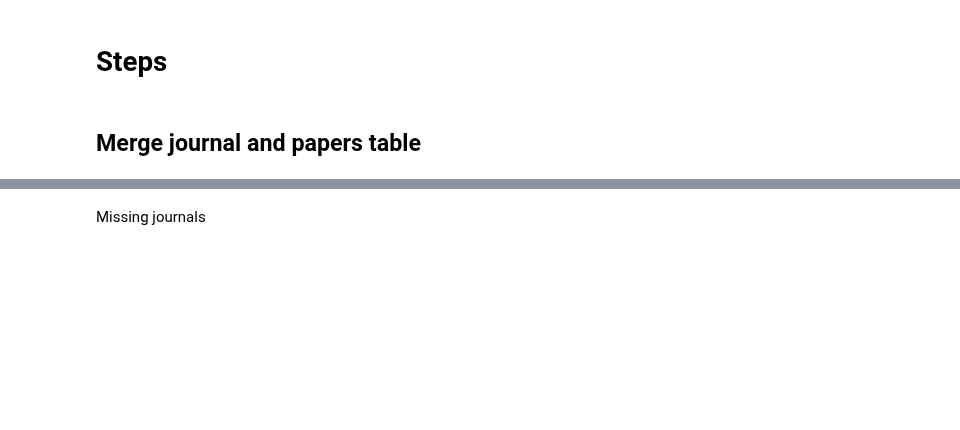
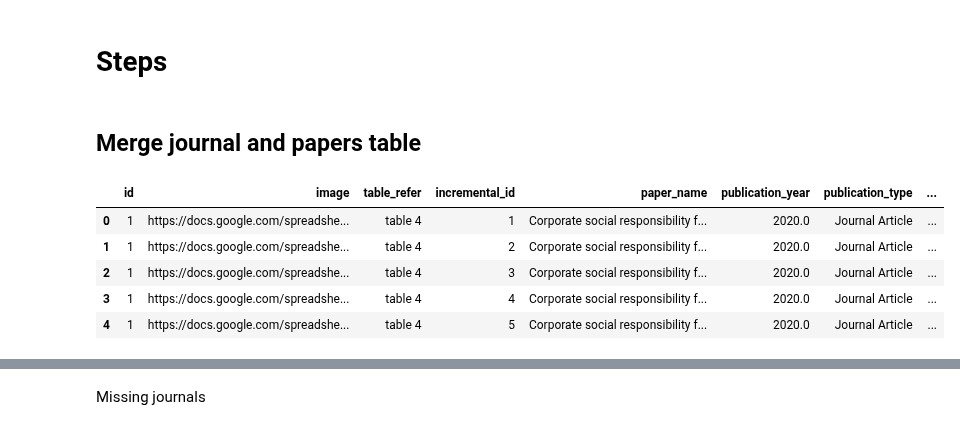
Before and after one commit to thomaspernet/esg_metadata, a Jupyter notebook: 01_data_preprocessing/01_transform_tables/00_meta_analysis.ipynb, the cells around one changed output, grey strips where cells are left out. Drawn from its saved outputs; the diff is of its cells as text; code cells hidden in the pictures; blank space fills up the shorter version.

Commit message:
add image and table refer to
238_esg_metadata

```diff
--- a/01_data_preprocessing/01_transform_tables/00_meta_analysis.ipynb
+++ b/01_data_preprocessing/01_transform_tables/00_meta_analysis.ipynb
@@ -100,6 +100,8 @@ query = """
 WITH merge AS (
   SELECT
     id,
+    image,
+    table_refer,
     incremental_id,
     paper_name,
     publication_year,
@@ -184,32 +186,39 @@ FROM
         ' '
       ) as title,
       sjr,
       sjr_best_quartile,
       h_index,
       total_docs_2020,
       total_docs_3years,
       total_refs,
       total_cites_3years,
       citable_docs_3years,
       cites_doc_2years,
       country
     FROM
       "scimago"."journals_scimago"
     WHERE sourceid not in (16400154787)
   ) as journal on merge.publication_name = journal.title
 """
 output = (
     s3.run_query(
     query=query,
     database=DatabaseName,
     s3_output=s3_output_example,
     filename='example_1',
         dtype = {'publication_year':'string'}
 )
     .sort_values(by = ['id', 'first_date_of_observations'])
     .drop_duplicates()
     .assign(weight = lambda x: x.groupby(['id'])['id'].transform('size'))
 )
 output.head()
+# %% [output]
+|  | id | image | table_refer | incremental_id | paper_name | publication_year | publication_type | ... |
+| 0 | 1 | https://docs.google.com/spreadshe... | table 4 | 1 | Corporate social responsibility f... | 2020.0 | Journal Article | ... |
+| 1 | 1 | https://docs.google.com/spreadshe... | table 4 | 2 | Corporate social responsibility f... | 2020.0 | Journal Article | ... |
+| 2 | 1 | https://docs.google.com/spreadshe... | table 4 | 3 | Corporate social responsibility f... | 2020.0 | Journal Article | ... |
+| 3 | 1 | https://docs.google.com/spreadshe... | table 4 | 4 | Corporate social responsibility f... | 2020.0 | Journal Article | ... |
+| 4 | 1 | https://docs.google.com/spreadshe... | table 4 | 5 | Corporate social responsibility f... | 2020.0 | Journal Article | ... |
 # %%
 output.shape
```
Also changed, not shown: parts of 13 cells of this notebook, 1 other file.
